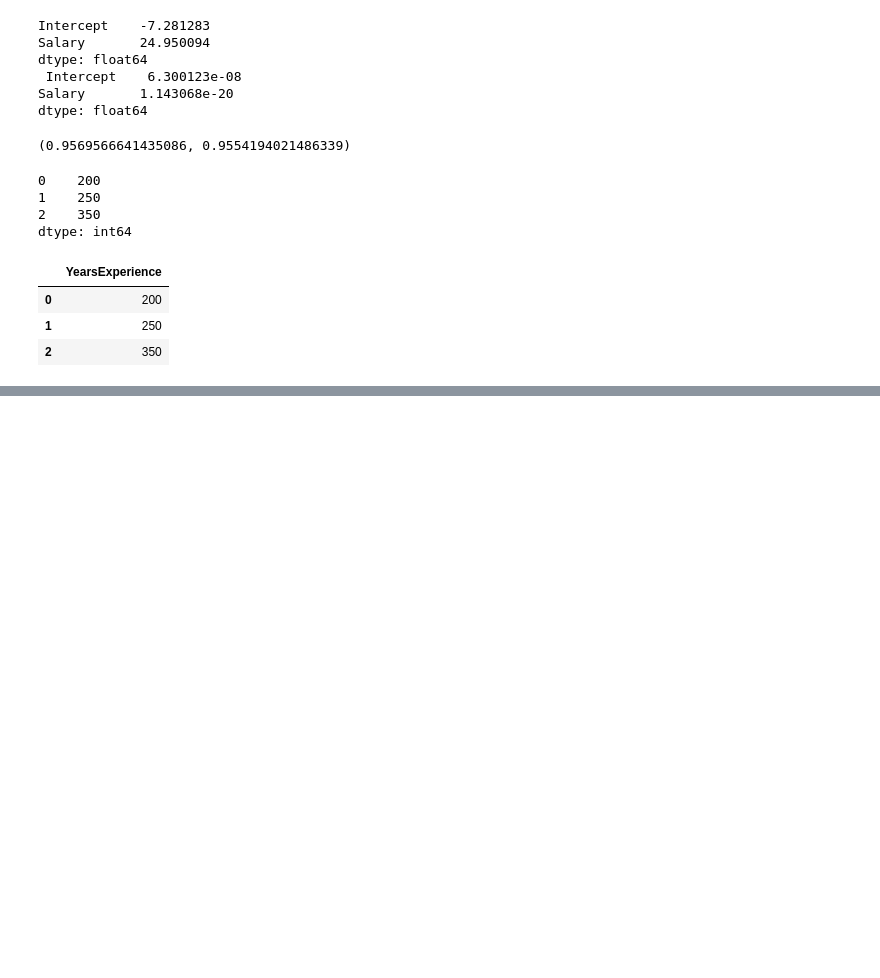
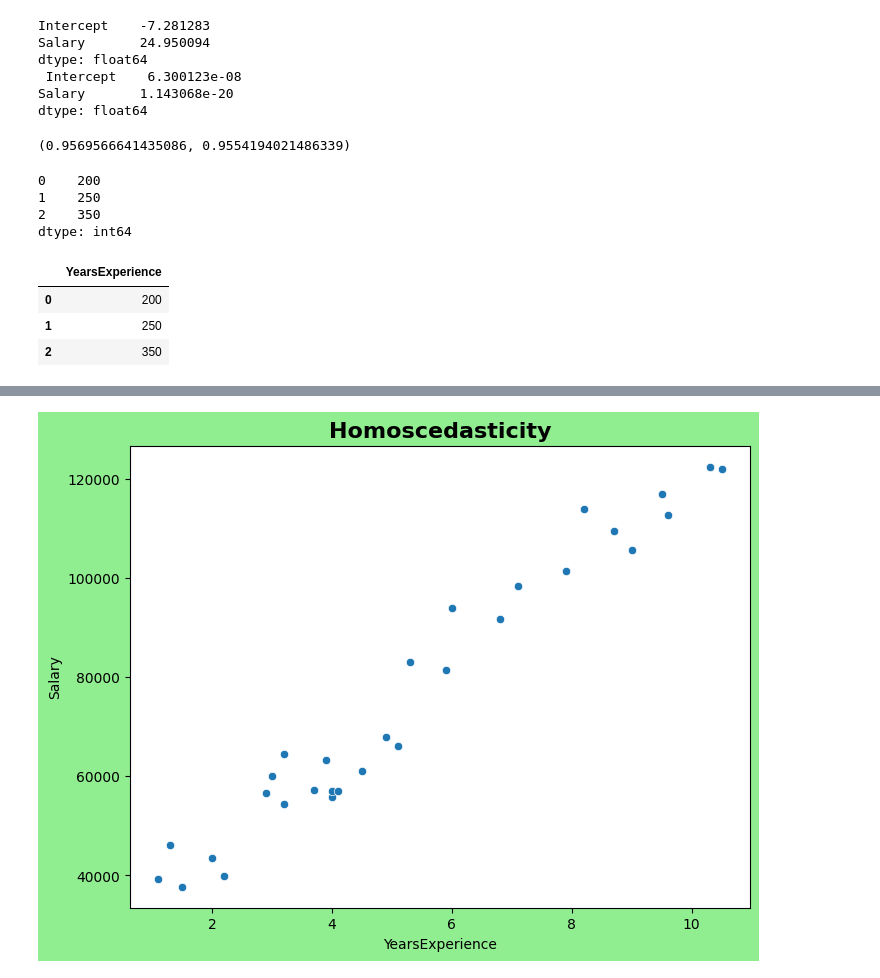
Before and after one commit to Sowmyaa2/Assignment-simplelinear-regression, a Jupyter notebook: Simple_linear_regression(Q_2).ipynb, the cells around one changed output, grey strips where cells are left out. Drawn from its saved outputs; the diff is of its cells as text; code cells hidden in the pictures; blank space fills up the shorter version.

```diff
--- a/Simple_linear_regression(Q_2).ipynb
+++ b/Simple_linear_regression(Q_2).ipynb
@@ -163,0 +197,7 @@ strong multicollinearity or other numerical problems.
+# %%
+plt.figure(figsize = (8,6), facecolor = 'lightgreen')
+sns.scatterplot(x = data['YearsExperience'], y = data['Salary'])
+plt.title('Homoscedasticity', fontweight = 'bold', fontsize = 16)
+plt.show()
+# %% [output]
+[figure, added]
```
Also changed, not shown: parts of 19 cells of this notebook.
